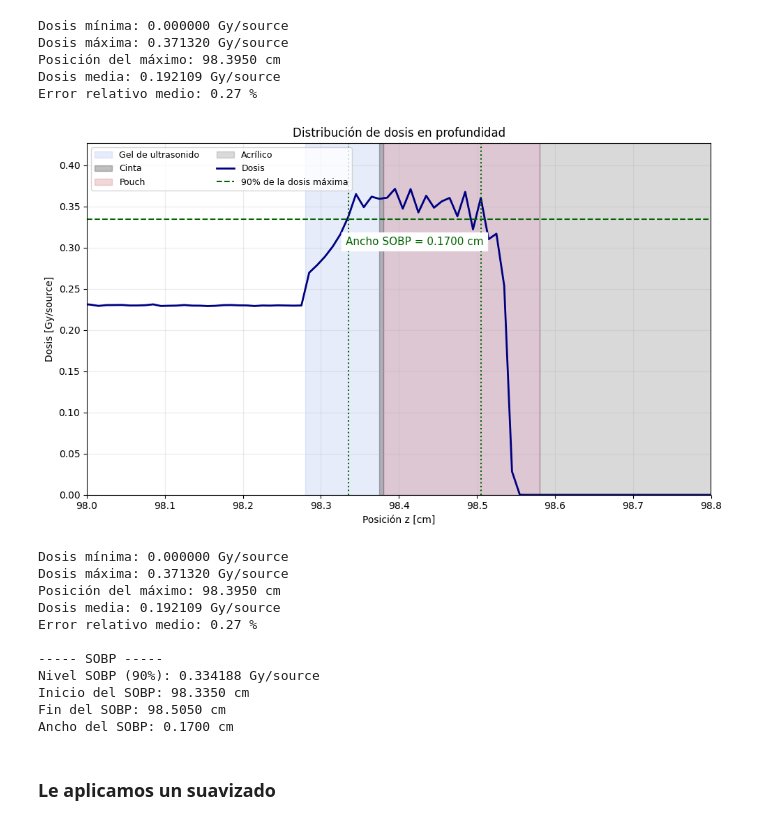
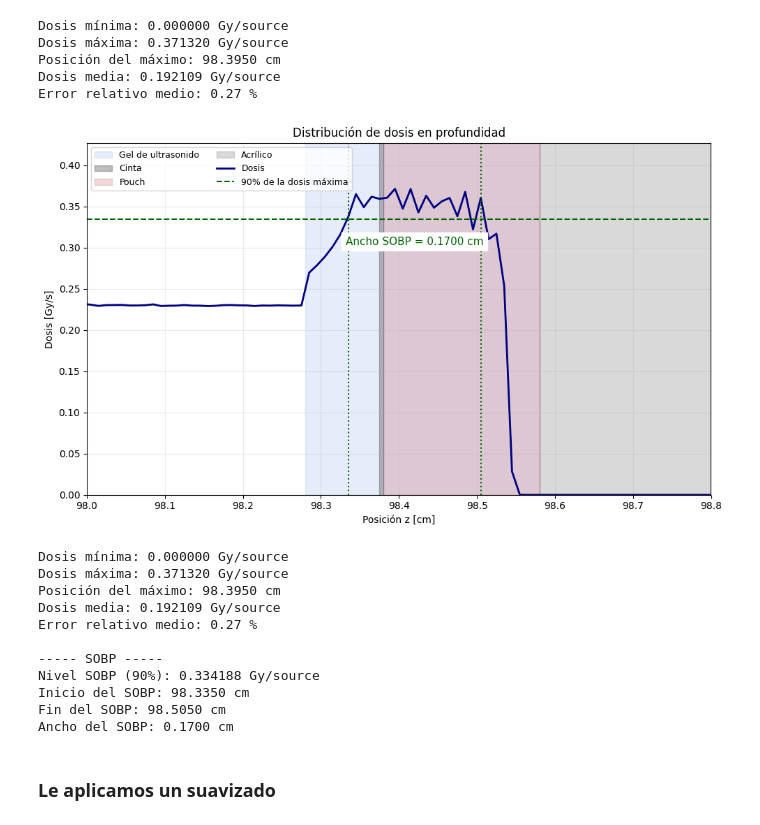
Before and after one commit to arirodriguez001/Laboratory-VII, a Jupyter notebook: Modelo irradiacion final/sin_atenuador1mmgel2mmpouch19punto5MeV/analisis/sobp.ipynb, the cells around one changed output. Drawn from its saved outputs; the diff is of its cells as text; code cells hidden in the pictures.

```diff
--- a/Modelo irradiacion final/sin_atenuador1mmgel2mmpouch19punto5MeV/analisis/sobp.ipynb
+++ b/Modelo irradiacion final/sin_atenuador1mmgel2mmpouch19punto5MeV/analisis/sobp.ipynb
@@ -294,7 +294,7 @@ ax.set_ylim(
 
 ax.set_xlabel("Posición z [cm]")
 
-ax.set_ylabel("Dosis [Gy/source]")
+ax.set_ylabel("Dosis [Gy/s]")
 
 ax.set_title("Distribución de dosis en profundidad")
 
@@ -311,34 +311,34 @@ ax.legend(
 fig.tight_layout()
 
 plt.show()
 
 
 # ============================================================
 # RESULTADOS
 # ============================================================
 
 print(f"Dosis mínima: {data_dosis.min():.6f} Gy/source")
 
 print(f"Dosis máxima: {dosis_maxima:.6f} Gy/source")
 
 print(f"Posición del máximo: {z_maximo:.4f} cm")
 
 print(f"Dosis media: {dosis_media:.6f} Gy/source")
 
 print(f"Error relativo medio: {100*np.mean(error_relativo):.2f} %")
 
 print()
 print("----- SOBP -----")
 
 print(f"Nivel SOBP (90%): {nivel_sobp:.6f} Gy/source")
 
 print(f"Inicio del SOBP: {z_inicio_sobp:.4f} cm")
 
 print(f"Fin del SOBP: {z_fin_sobp:.4f} cm")
 
 print(f"Ancho del SOBP: {ancho_sobp:.4f} cm")
 # %% [output]
-[figure, old version]
+[figure, new version]
 Dosis mínima: 0.000000 Gy/source
 Dosis máxima: 0.371320 Gy/source
 Posición del máximo: 98.3950 cm
```
Also changed, not shown: parts of 1 cell of this notebook, 4 other files.
